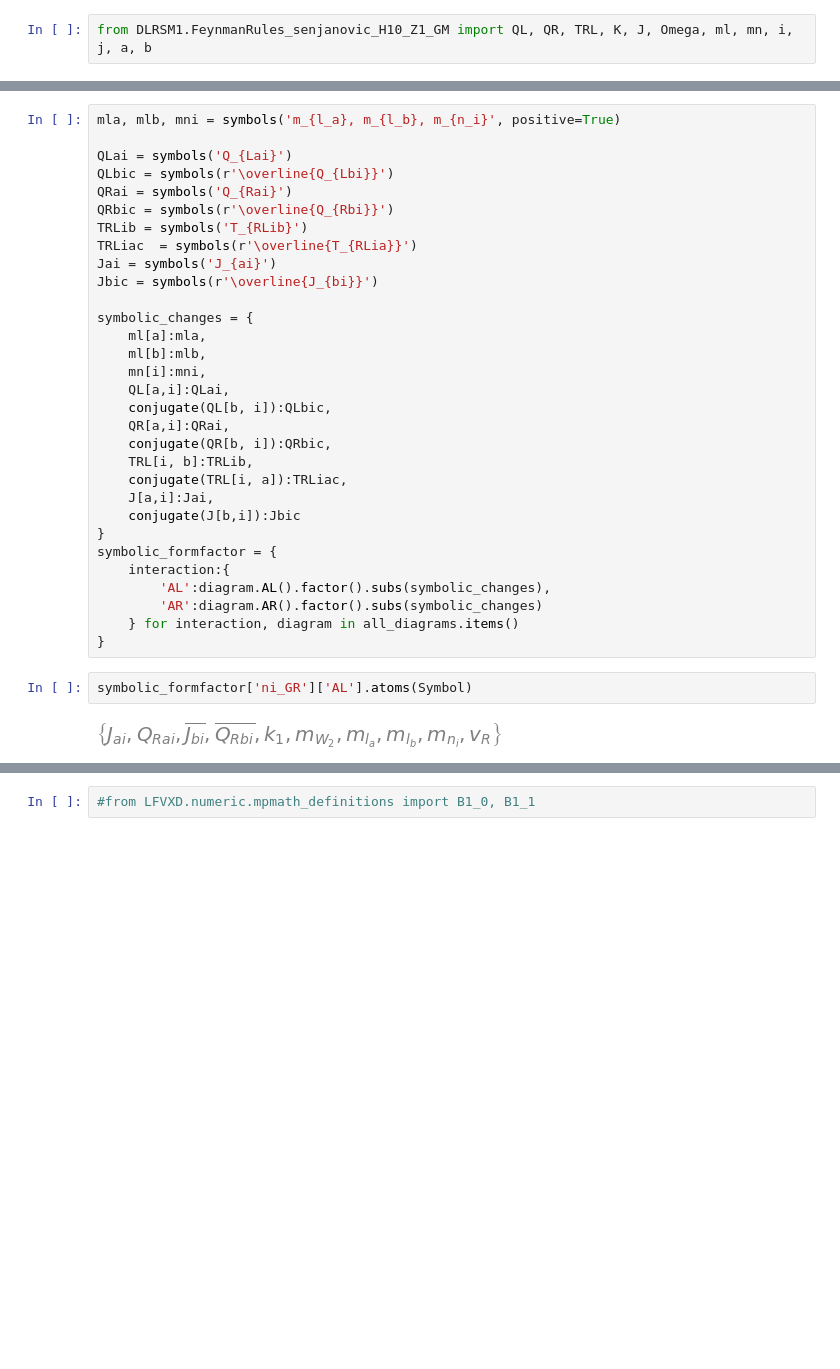
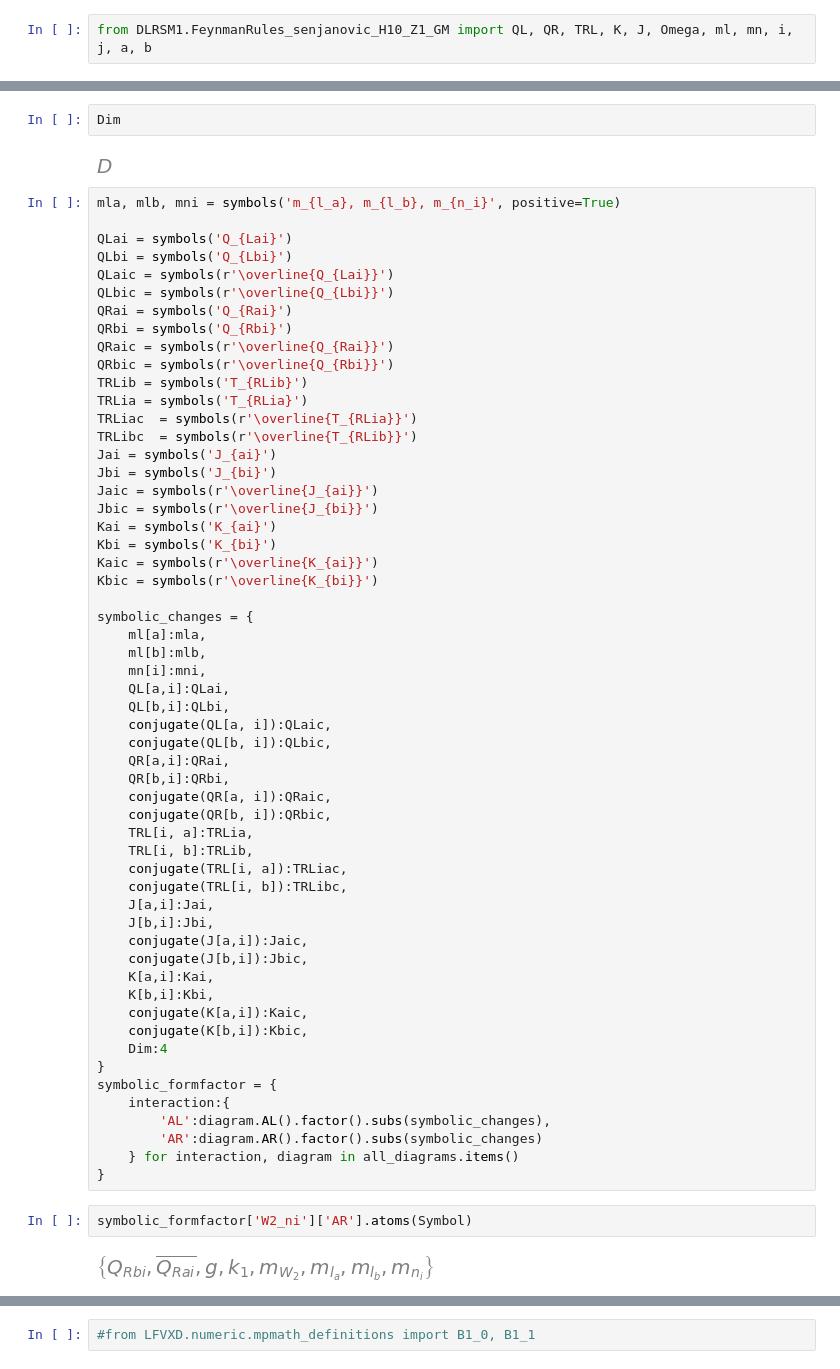
Before and after one commit to moiseszeleny/LRSM-with-Spheno, a Jupyter notebook: sympy_calculations/LFV decays DLRSM/diagram_formfactors_functions.ipynb, the cells around one changed output, grey strips where cells are left out. Drawn from its saved outputs; the diff is of its cells as text; blank space fills up the shorter version.

Commit message:
At this update, we build the numerical implementation for the ten bubble diagrams involved 6 with scalars and 4 with W bosons in the loop.

```diff
--- a/sympy_calculations/LFV decays DLRSM/diagram_formfactors_functions.ipynb
+++ b/sympy_calculations/LFV decays DLRSM/diagram_formfactors_functions.ipynb
@@ -267,27 +287,56 @@ from DLRSM1.FeynmanRules_senjanovic_H10_Z1_GM import QL, QR, TRL, K, J, Omega, m
+# %%
+Dim
+# %% [output]
+[figure, added]
 # %%
 mla, mlb, mni = symbols('m_{l_a}, m_{l_b}, m_{n_i}', positive=True)
 
 QLai = symbols('Q_{Lai}')
+QLbi = symbols('Q_{Lbi}')
+QLaic = symbols(r'\overline{Q_{Lai}}')
 QLbic = symbols(r'\overline{Q_{Lbi}}')
 QRai = symbols('Q_{Rai}')
+QRbi = symbols('Q_{Rbi}')
+QRaic = symbols(r'\overline{Q_{Rai}}')
 QRbic = symbols(r'\overline{Q_{Rbi}}')
 TRLib = symbols('T_{RLib}')
+TRLia = symbols('T_{RLia}')
 TRLiac  = symbols(r'\overline{T_{RLia}}')
+TRLibc  = symbols(r'\overline{T_{RLib}}')
 Jai = symbols('J_{ai}')
+Jbi = symbols('J_{bi}')
+Jaic = symbols(r'\overline{J_{ai}}')
 Jbic = symbols(r'\overline{J_{bi}}')
+Kai = symbols('K_{ai}')
+Kbi = symbols('K_{bi}')
+Kaic = symbols(r'\overline{K_{ai}}')
+Kbic = symbols(r'\overline{K_{bi}}')
 
 symbolic_changes = {
     ml[a]:mla,
     ml[b]:mlb,
     mn[i]:mni,
     QL[a,i]:QLai,
+    QL[b,i]:QLbi,
+    conjugate(QL[a, i]):QLaic,
     conjugate(QL[b, i]):QLbic,
     QR[a,i]:QRai,
+    QR[b,i]:QRbi,
+    conjugate(QR[a, i]):QRaic,
     conjugate(QR[b, i]):QRbic,
+    TRL[i, a]:TRLia,
     TRL[i, b]:TRLib,
     conjugate(TRL[i, a]):TRLiac,
+    conjugate(TRL[i, b]):TRLibc,
     J[a,i]:Jai,
-    conjugate(J[b,i]):Jbic
+    J[b,i]:Jbi,
+    conjugate(J[a,i]):Jaic,
+    conjugate(J[b,i]):Jbic,
+    K[a,i]:Kai,
+    K[b,i]:Kbi,
+    conjugate(K[a,i]):Kaic,
+    conjugate(K[b,i]):Kbic,
+    Dim:4
 }
 symbolic_formfactor = {
     interaction:{
@@ -296,7 +345,7 @@ symbolic_formfactor = {
     } for interaction, diagram in all_diagrams.items()
 }
 # %%
-symbolic_formfactor['ni_GR']['AL'].atoms(Symbol)
+symbolic_formfactor['W2_ni']['AR'].atoms(Symbol)
 # %% [output]
-[figure, old version]
+[figure, new version]
 # %%
```
Also changed, not shown: parts of 39 cells of this notebook, 2 other files.
